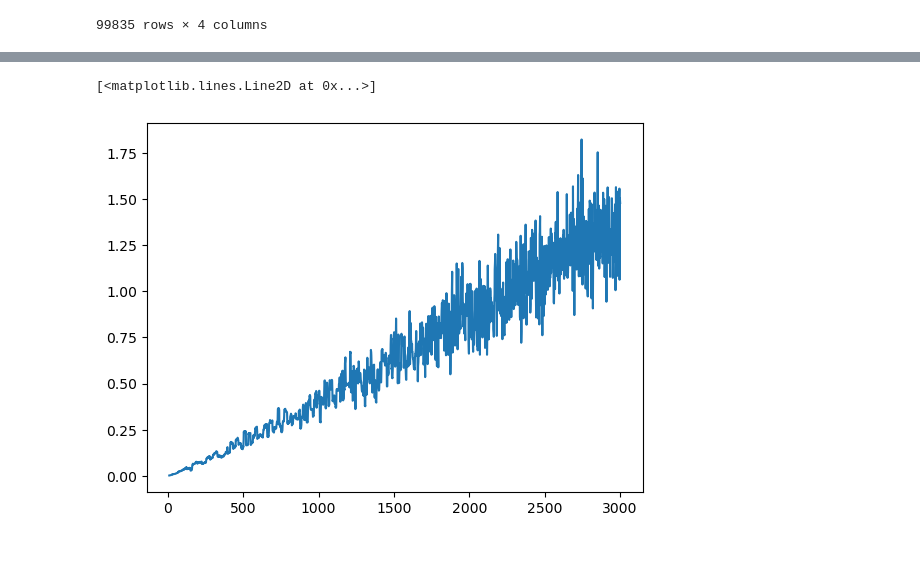
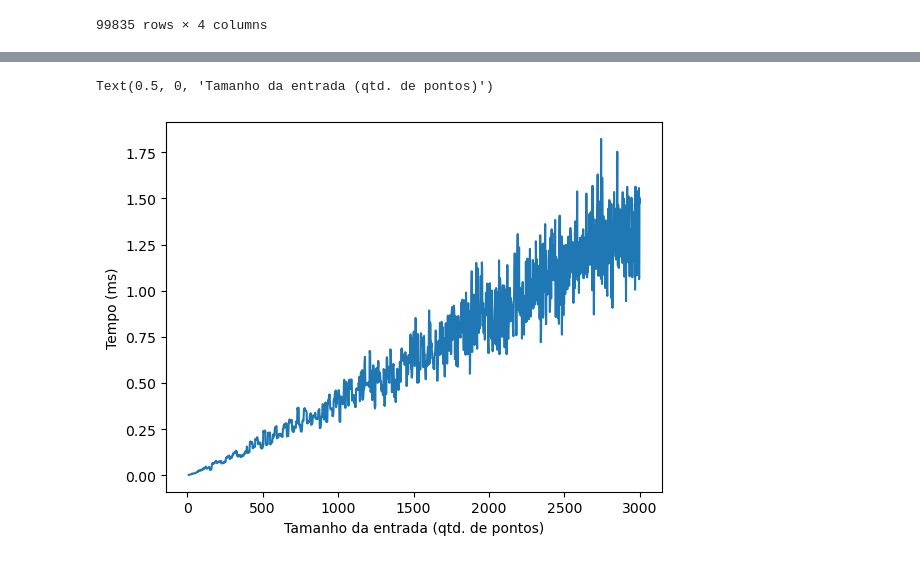
Before and after one commit to LuizFGRocha/TP2, a Jupyter notebook: Relatório.ipynb, the cells around one changed output, grey strips where cells are left out. Saved outputs shown, nothing was run; the diff lists cells and outputs as text; code cells hidden in the pictures.

```diff
--- a/Relatório.ipynb
+++ b/Relatório.ipynb
@@ -84,5 +90,7 @@ plt.legend()
 # %%
 plt.plot(datfram['Jarvis'], label='Jarvis')
+plt.ylabel('Tempo (ms)')
+plt.xlabel('Tamanho da entrada (qtd. de pontos)')
 # %% [output]
-[<matplotlib.lines.Line2D at 0x...>]
+Text(0.5, 0, 'Tamanho da entrada (qtd. de pontos)')
-[figure, old version]
+[figure, new version]
```
Also changed, not shown: parts of 8 cells of this notebook.
